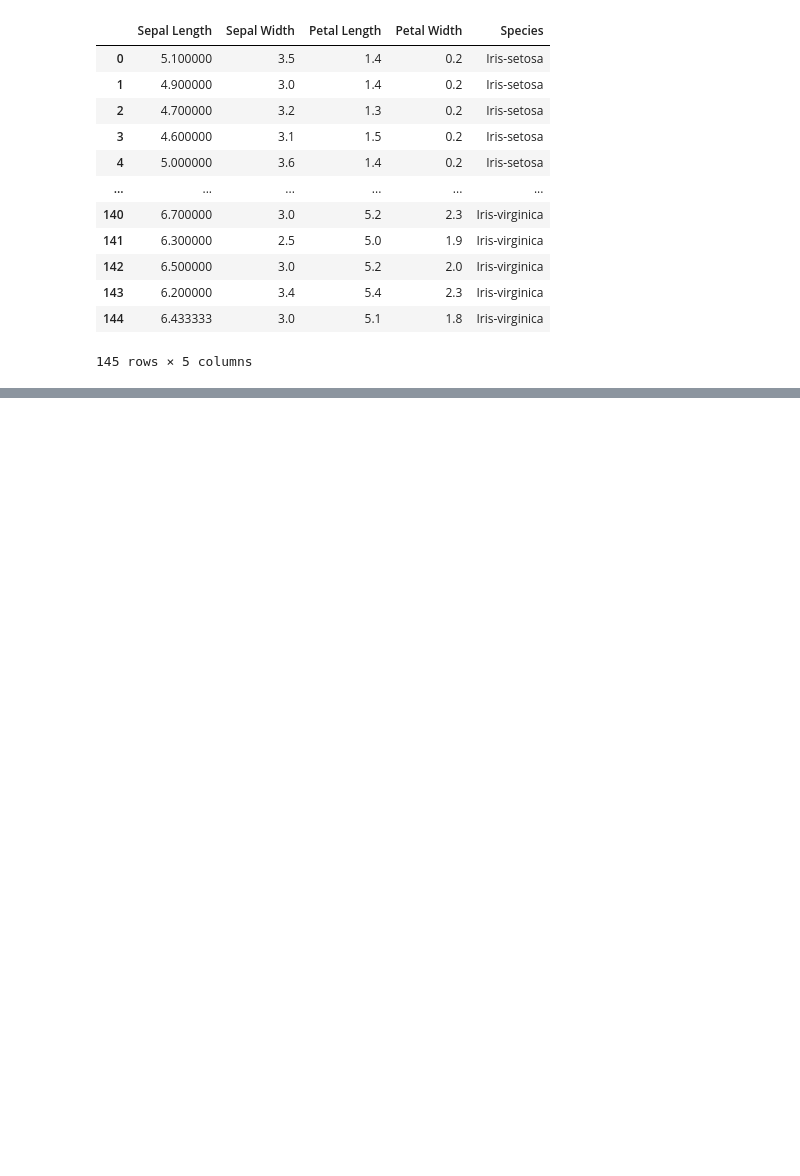
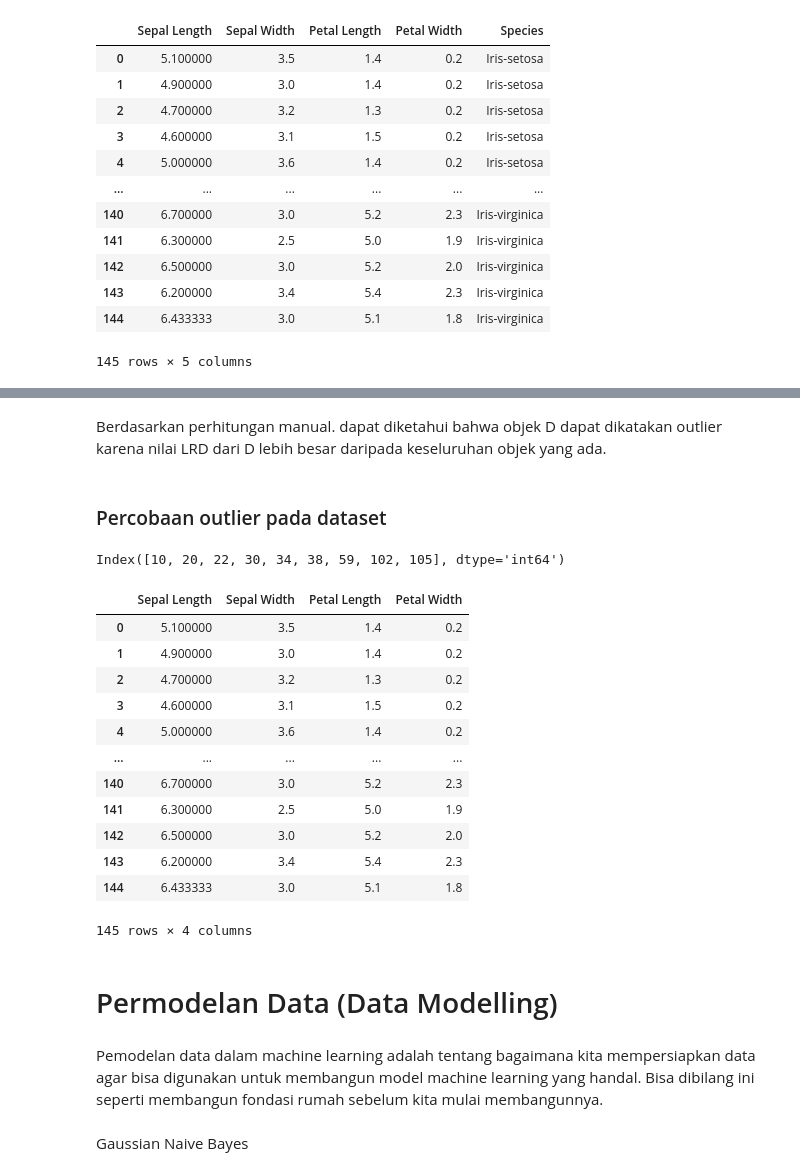
Before and after one commit to wchynto/datamining, a Jupyter notebook: memahami-data.ipynb, the cells around one changed output, grey strips where cells are left out. Cells and saved outputs as stored; diff of their text form; code cells hidden in the pictures; blank space fills up the shorter version.

```diff
--- a/memahami-data.ipynb
+++ b/memahami-data.ipynb
@@ -431,0 +499,45 @@ Konsep Local Outlier Factor
+# %% [markdown]
+Berdasarkan perhitungan manual. dapat diketahui bahwa objek D dapat dikatakan outlier karena nilai LRD dari D lebih besar daripada keseluruhan objek yang ada.
+# %% [markdown]
+### Percobaan outlier pada dataset
+# %%
+from sklearn.neighbors import LocalOutlierFactor
+
+# duplikasi dataframe
+df_outlayer = df_knn.copy(deep=True)
+
+df_outlayer = df_outlayer.drop(['Species'], axis=1)
+
+# ubah data untuk simulasi outlayer
+df_outlayer.iloc[10, df.columns.get_loc('Sepal Length')] = 15
+df_outlayer.iloc[20, df.columns.get_loc('Sepal Length')] = 10
+
+lof = LocalOutlierFactor(n_neighbors=5, p=2)
+
+predict = lof.fit_predict(df_outlayer)
+
+df_outlayer.index[predict == -1]
+# %% [output]
+Index([10, 20, 22, 30, 34, 38, 59, 102, 105], dtype='int64')
+# %%
+df_outlayer
+# %% [output]
+|  | Sepal Length | Sepal Width | Petal Length | Petal Width |
+| 0 | 5.100000 | 3.5 | 1.4 | 0.2 |
+| 1 | 4.900000 | 3.0 | 1.4 | 0.2 |
+| 2 | 4.700000 | 3.2 | 1.3 | 0.2 |
+| 3 | 4.600000 | 3.1 | 1.5 | 0.2 |
+| 4 | 5.000000 | 3.6 | 1.4 | 0.2 |
+| ... | ... | ... | ... | ... |
+| 140 | 6.700000 | 3.0 | 5.2 | 2.3 |
+| 141 | 6.300000 | 2.5 | 5.0 | 1.9 |
+| 142 | 6.500000 | 3.0 | 5.2 | 2.0 |
+| 143 | 6.200000 | 3.4 | 5.4 | 2.3 |
+| 144 | 6.433333 | 3.0 | 5.1 | 1.8 |
+145 rows × 4 columns
+# %% [markdown]
+# Permodelan Data (Data Modelling)
+# %% [markdown]
+Pemodelan data dalam machine learning adalah tentang bagaimana kita mempersiapkan data agar bisa digunakan untuk membangun model machine learning yang handal.  Bisa dibilang ini seperti membangun fondasi rumah sebelum kita mulai membangunnya.
+# %% [markdown]
+Gaussian Naive Bayes
```
Also changed, not shown: parts of 52 cells of this notebook.
